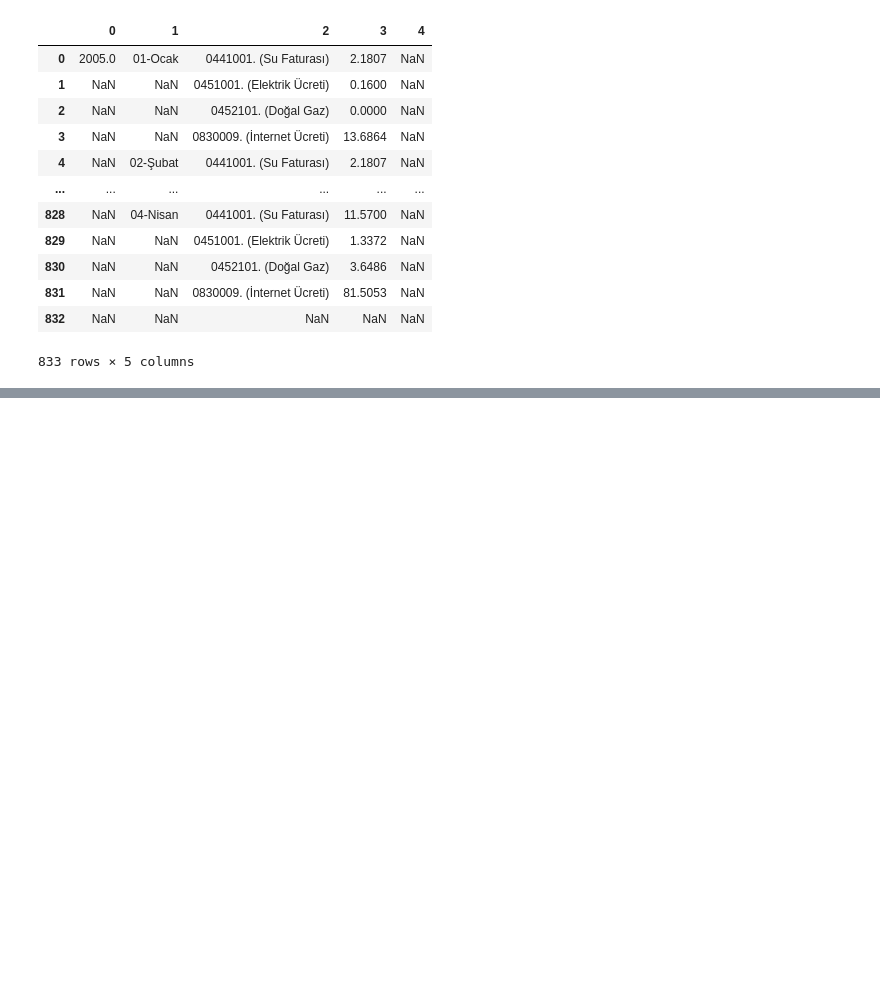
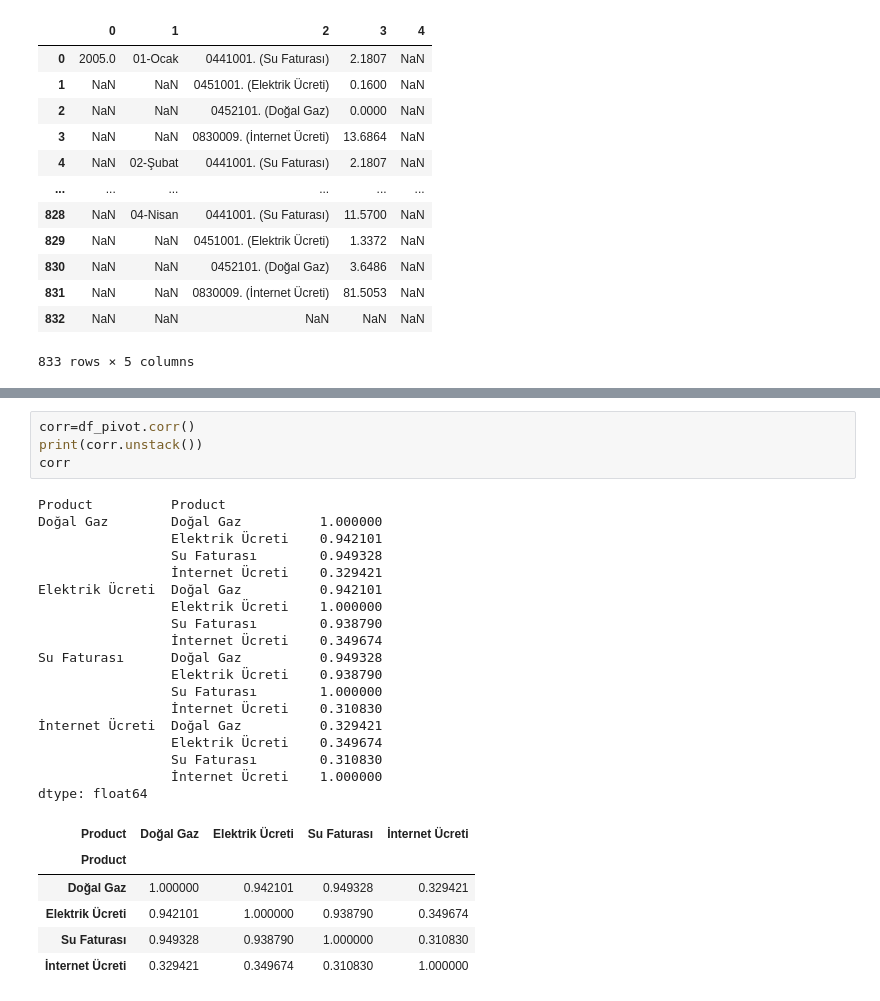
Before and after one commit to careengineering/py, a Jupyter notebook: 08_Data_Projeler/Profiling.ipynb, the cells around one changed output, grey strips where cells are left out. Cells and saved outputs as stored; diff of their text form; blank space fills up the shorter version.

```diff
--- a/08_Data_Projeler/Profiling.ipynb
+++ b/08_Data_Projeler/Profiling.ipynb
@@ -52,0 +73,29 @@ ModuleNotFoundError: No module named 'pandas_profiling'
+# %%
+corr=df_pivot.corr()
+print(corr.unstack())
+corr
+# %% [output]
+Product          Product
+Doğal Gaz        Doğal Gaz          1.000000
+                 Elektrik Ücreti    0.942101
+                 Su Faturası        0.949328
+                 İnternet Ücreti    0.329421
+Elektrik Ücreti  Doğal Gaz          0.942101
+                 Elektrik Ücreti    1.000000
+                 Su Faturası        0.938790
+                 İnternet Ücreti    0.349674
+Su Faturası      Doğal Gaz          0.949328
+                 Elektrik Ücreti    0.938790
+                 Su Faturası        1.000000
+                 İnternet Ücreti    0.310830
+İnternet Ücreti  Doğal Gaz          0.329421
+                 Elektrik Ücreti    0.349674
+                 Su Faturası        0.310830
+                 İnternet Ücreti    1.000000
+dtype: float64
+| Product | Doğal Gaz | Elektrik Ücreti | Su Faturası | İnternet Ücreti |
+| Product |  |  |  |  |
+| Doğal Gaz | 1.000000 | 0.942101 | 0.949328 | 0.329421 |
+| Elektrik Ücreti | 0.942101 | 1.000000 | 0.938790 | 0.349674 |
+| Su Faturası | 0.949328 | 0.938790 | 1.000000 | 0.310830 |
+| İnternet Ücreti | 0.329421 | 0.349674 | 0.310830 | 1.000000 |
```
Also changed, not shown: parts of 3 cells of this notebook.
